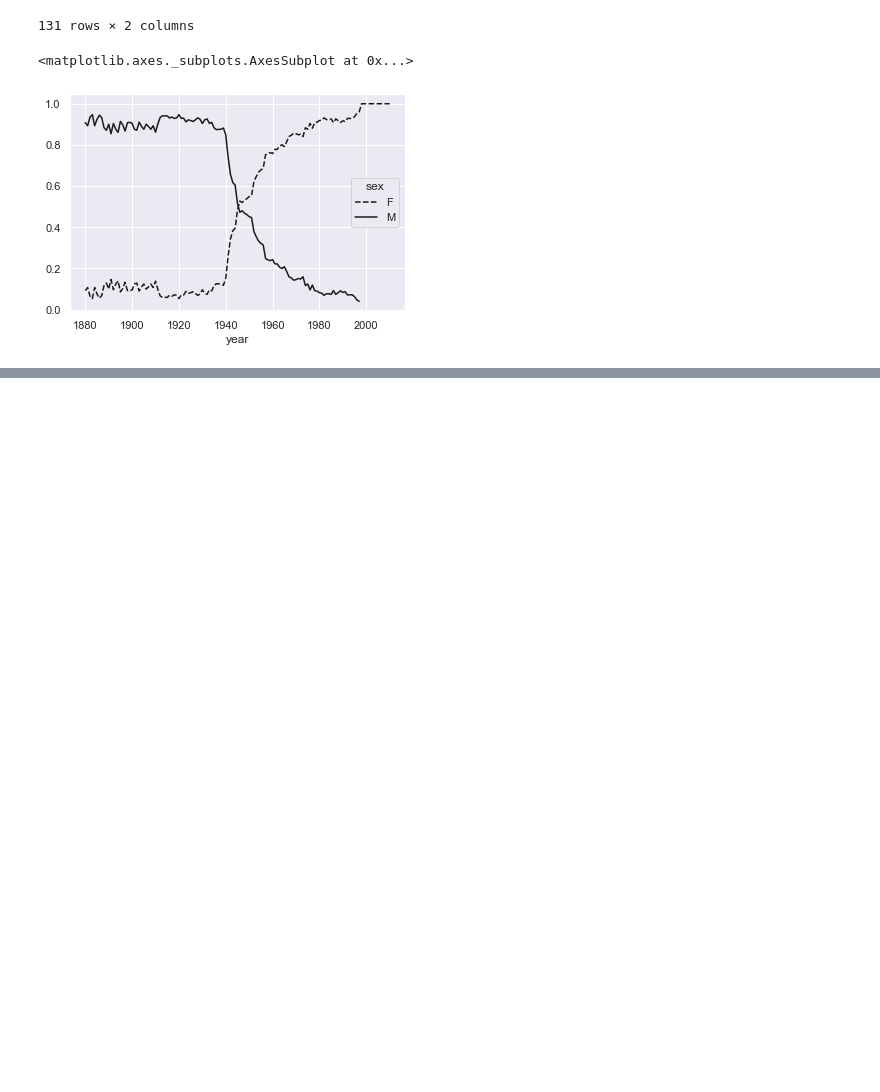
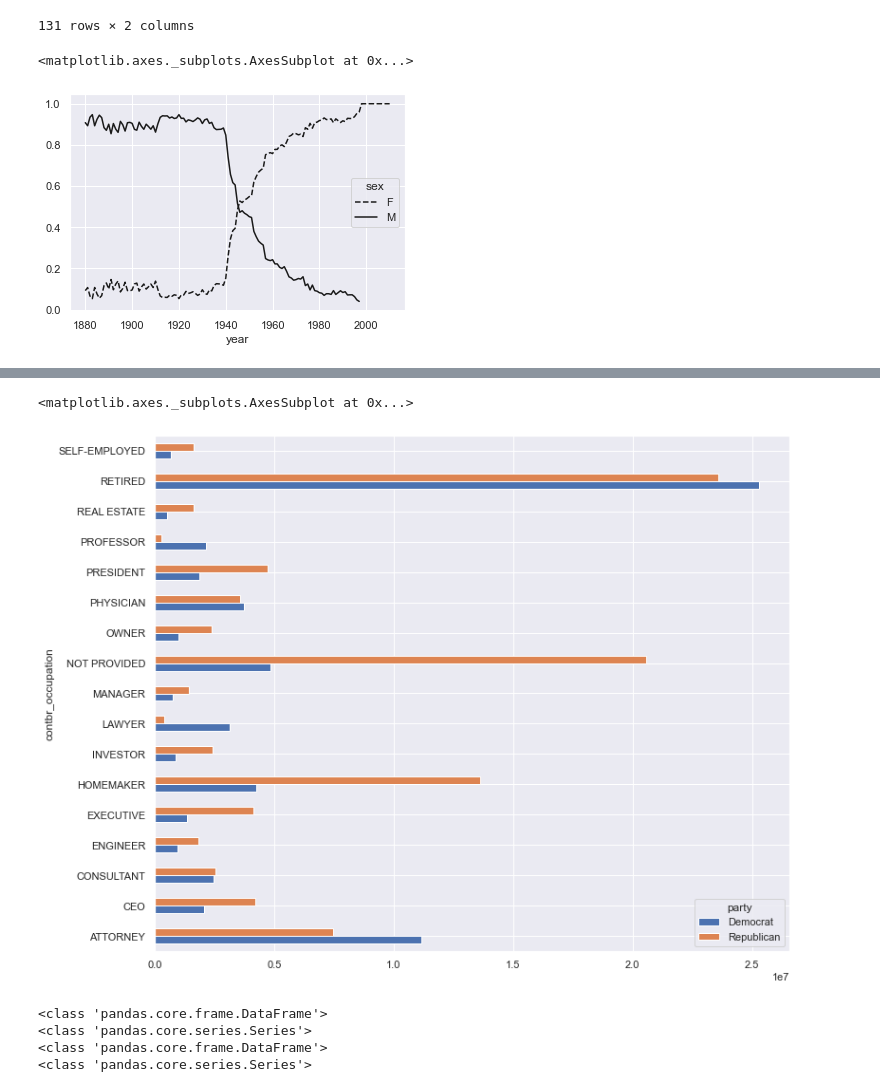
Before and after one commit to walidsi/data-science, a Jupyter notebook: Python/Python for Data Analysis/py_data_analysis_2.ipynb, the cells around one changed output, grey strips where cells are left out. Cells and saved outputs as stored; diff of their text form; code cells hidden in the pictures; blank space fills up the shorter version.

Commit message:
More data analysis examples

```diff
--- a/Python/Python for Data Analysis/py_data_analysis_2.ipynb
+++ b/Python/Python for Data Analysis/py_data_analysis_2.ipynb
@@ -999,0 +1380,27 @@ table.plot(style={'M': 'k-', 'F': 'k--'})
+# %%
+# map not provided occupations
+occ_mapping = {
+    'INFORMATION REQUESTED PER BEST EFFORTS' : 'NOT PROVIDED',
+    'INFORMATION REQUESTED' : 'NOT PROVIDED',
+    'INFORMATION REQUESTED (BEST EFFORTS)' : 'NOT PROVIDED',
+    'C.E.O.': 'CEO'
+}
+
+f = lambda x : occ_mapping.get(x, x) # second x means return key if value if not present
+fec.contbr_occupation = fec.contbr_occupation.map(f)
+# %%
+# map not provided employers
+emp_mapping = {
+    'INFORMATION REQUESTED PER BEST EFFORTS' : 'NOT PROVIDED',
+    'INFORMATION REQUESTED' : 'NOT PROVIDED',
+    'SELF' : 'SELF-EMPLOYED',
+    'SELF EMPLOYED' : 'SELF-EMPLOYED',
+}
+# If no mapping provided, return x
+f = lambda x: emp_mapping.get(x, x)
+fec.contbr_employer = fec.contbr_employer.map(f)
+# %%
+by_occupation = fec.pivot_table('contb_receipt_amt', index = 'contbr_occupation', columns='party', aggfunc='sum')
+# %%
+over2m = by_occupation[by_occupation.sum(1) > 2000000]
+over2m
@@ -999,0 +1422,21 @@ table.plot(style={'M': 'k-', 'F': 'k--'})
+# %%
+over2m.plot(kind='barh', figsize=(12,10))
+# %% [output]
+<matplotlib.axes._subplots.AxesSubplot at 0x...>
+[figure, added]
+# %%
+# get top donor occupations / companies for each of the two main candidates
+
+def get_top_donor_by_occupation(group):
+    print(type(group))
+    groups = group.groupby('contbr_occupation')['contb_receipt_amt'].sum()
+    print(type(groups.nlargest(10)))
+    return groups.nlargest(10)
+
+
+top_donor_by_occupation = fec_mrbo.groupby(['cand_nm']).apply(get_top_donor_by_occupation)
+# %% [output]
+<class 'pandas.core.frame.DataFrame'>
+<class 'pandas.core.series.Series'>
+<class 'pandas.core.frame.DataFrame'>
+<class 'pandas.core.series.Series'>
```
Also changed, not shown: parts of 49 cells of this notebook.
